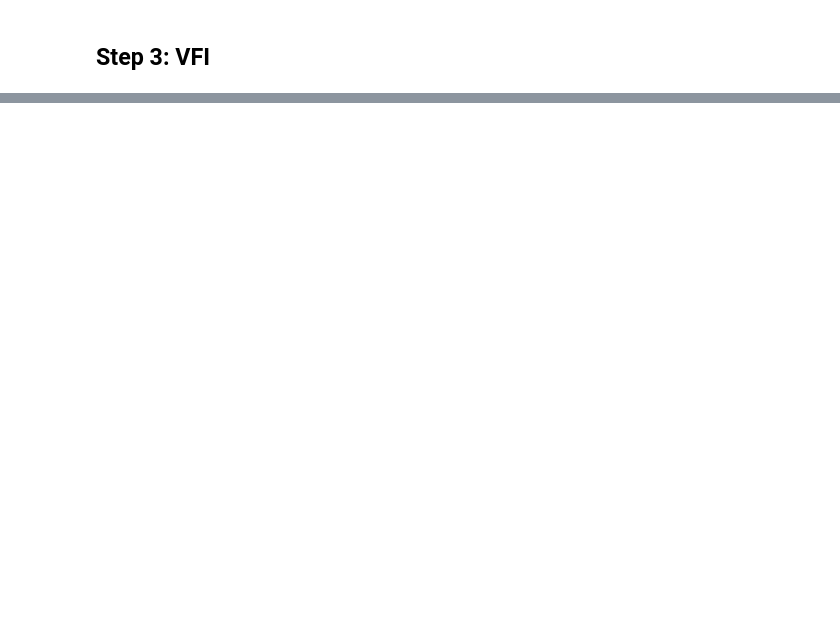
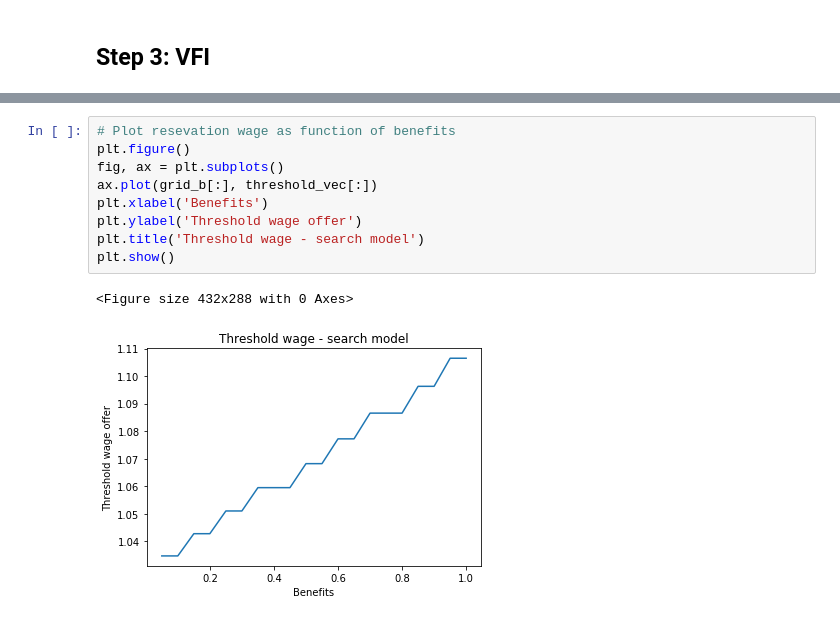
Before and after one commit to mattdbrown17/BootCamp2018, a Jupyter notebook: ProbSets/Econ/ProbSet1/Code/PS1Ex4 - Discrete Choice.ipynb, the cells around one changed output, grey strips where cells are left out. Saved outputs shown, nothing was run; the diff lists cells and outputs as text; blank space fills up the shorter version.

```diff
--- a/ProbSets/Econ/ProbSet1/Code/PS1Ex4 - Discrete Choice.ipynb
+++ b/ProbSets/Econ/ProbSet1/Code/PS1Ex4 - Discrete Choice.ipynb
@@ -108,0 +215,12 @@ while VFdist > VFtol and VFiter < VFmaxiter:
+# %%
+# Plot resevation wage as function of benefits
+plt.figure()
+fig, ax = plt.subplots()
+ax.plot(grid_b[:], threshold_vec[:])
+plt.xlabel('Benefits')
+plt.ylabel('Threshold wage offer')
+plt.title('Threshold wage - search model')
+plt.show()
+# %% [output]
+<Figure size 432x288 with 0 Axes>
+[figure, added]
```
Also changed, not shown: parts of 9 cells of this notebook, 3 other files.
